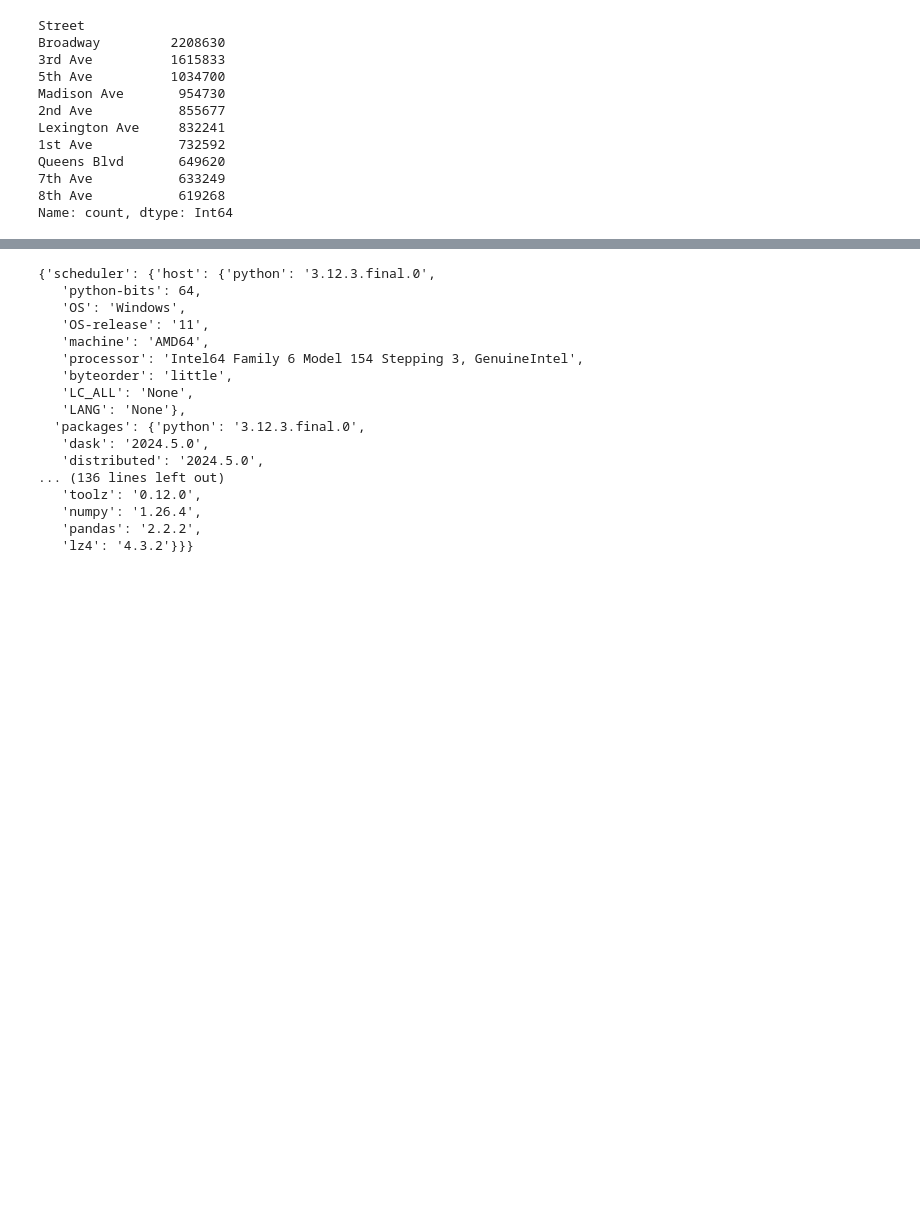
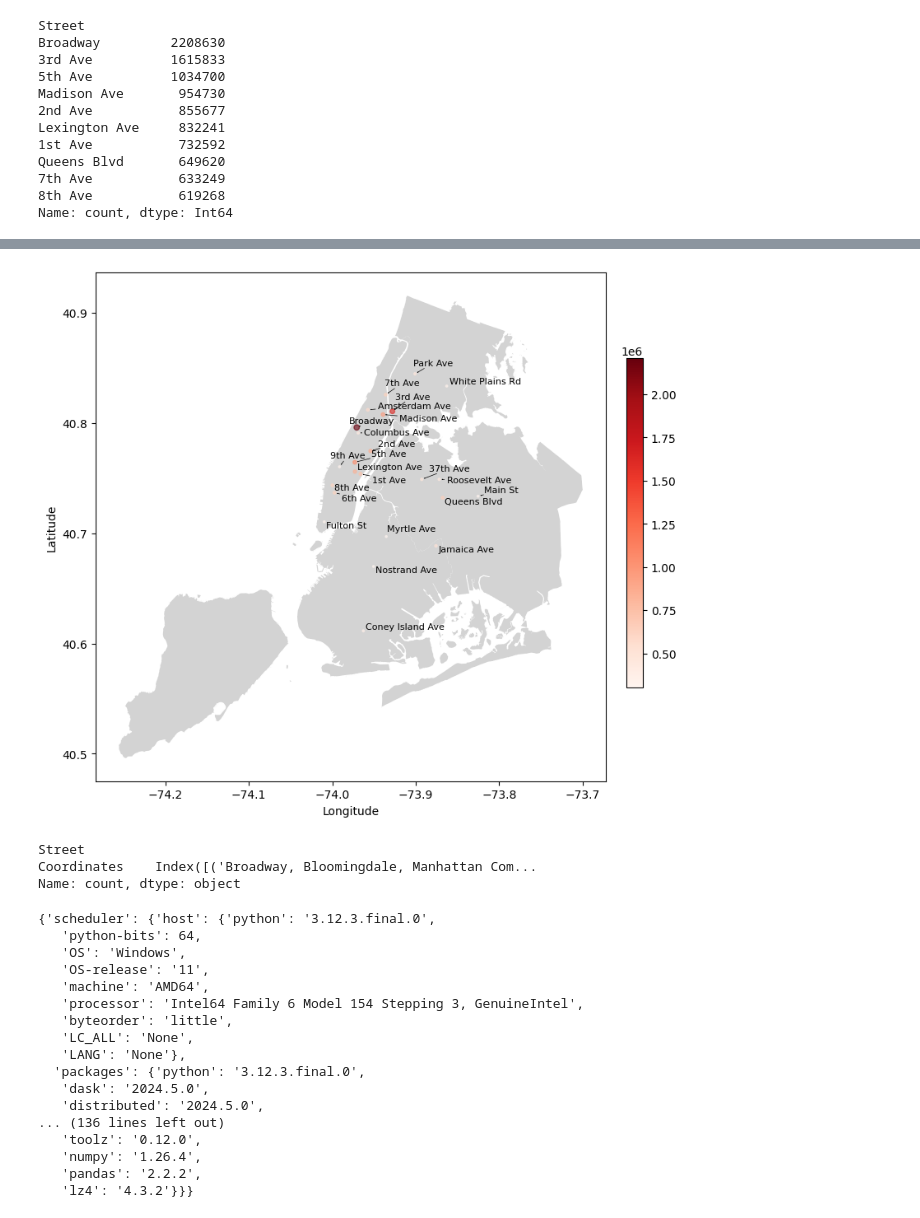
Before and after one commit to AnjaH4/BD_project, a Jupyter notebook: eda.ipynb, the cells around one changed output, grey strips where cells are left out. Cells and saved outputs as stored; diff of their text form; code cells hidden in the pictures; blank space fills up the shorter version.

```diff
--- a/eda.ipynb
+++ b/eda.ipynb
@@ -436,3 +516,49 @@ Name: count, dtype: Int64
+# %%
+# Plotting the streets on a map
+fig, ax = plt.subplots(1, 1, figsize=(10, 10))
+
+# NYC map using GeoPandas with the new geodatasets package
+nyc_map_path = get_path('nybb')
+nyc_map = gpd.read_file(nyc_map_path)
+nyc_map = nyc_map.to_crs(epsg=4326)
+
+nyc_map.plot(ax=ax, color='lightgrey')
+
+# Plot the points, color-coded by the number of violations
+sc = gdf.plot(
+    ax=ax,
+    markersize=gdf['Violations'].apply(lambda x: x / 100000),  # Adjust marker size based on violations
+    alpha=0.6,
+    column='Violations',  # Use 'column' to specify which data column to color by
+    cmap='Reds',
+    legend=True
+)
+
+# Adjust the colorbar size
+cbar = plt.gcf().get_axes()[1]
+cbar.set_position([0.77, 0.3, 0.03, 0.4])
+
+# Annotate the streets with adjusted text placement to prevent overlap
+texts = []
+for x, y, label in zip(gdf.geometry.x, gdf.geometry.y, gdf['Street']):
+    texts.append(ax.text(x, y, label, fontsize=8))
+
+# Use adjust_text to prevent overlap
+adjust_text(texts, ax=ax, arrowprops=dict(arrowstyle="->", color='black', lw=0.5))
+
+#plt.title("Top Streets with Most Parking Violations in NYC")
+plt.xlabel("Longitude")
+plt.ylabel("Latitude")
+plt.savefig("plots/map_top_streets_violations.png")
+plt.show()
+# %% [output]
+[figure, added]
+# %%
+top_streets[['Coordinates']]
+# %% [output]
+Street
+Coordinates    Index([('Broadway, Bloomingdale, Manhattan Com...
+Name: count, dtype: object
 # %%
 client.get_versions(check=True)
 # %% [output]
```
Also changed, not shown: parts of 10 cells of this notebook, 1 other file.
